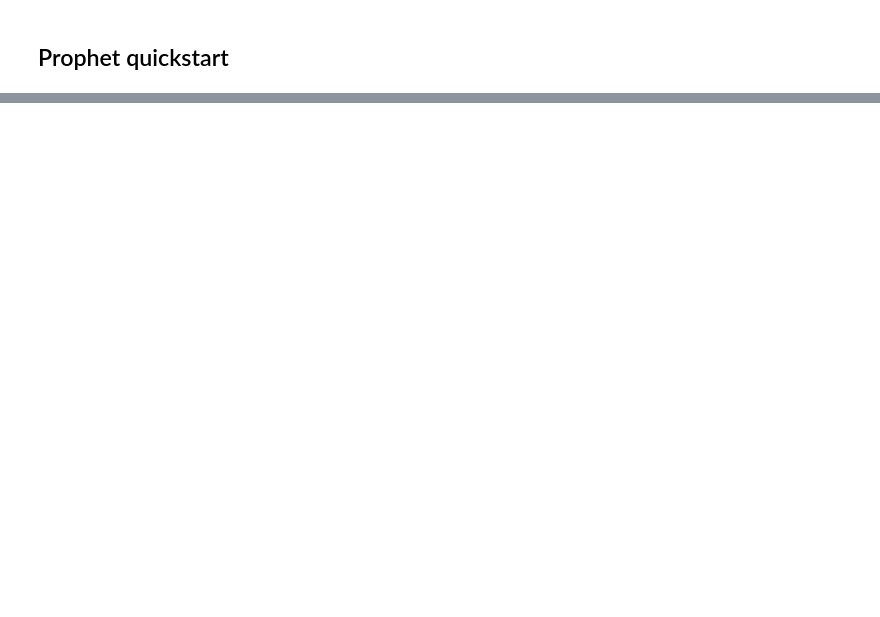
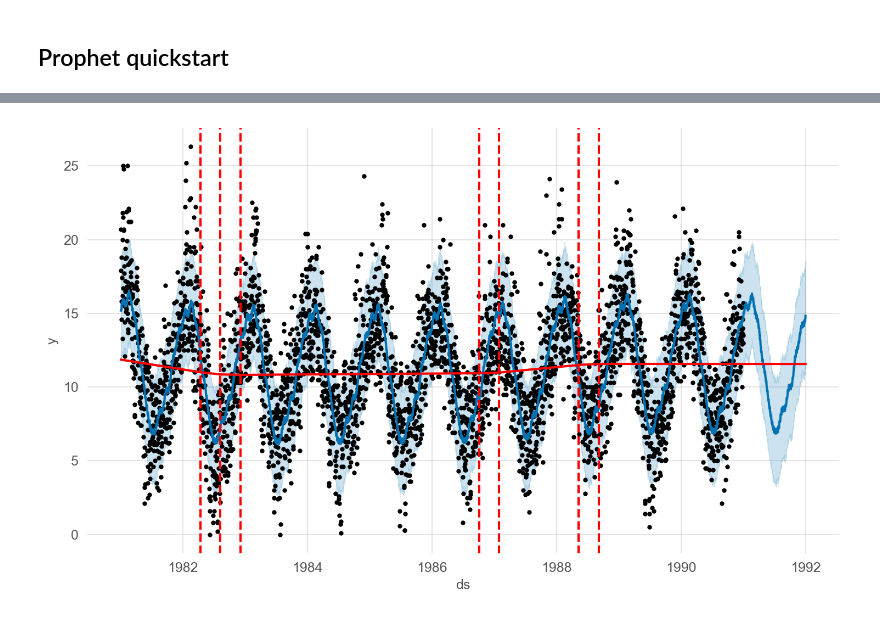
Before and after one commit to caiocasagrande/applied_time_series_analysis, a Jupyter notebook: notebooks/06_prophet.ipynb, the cells around one changed output, grey strips where cells are left out. Saved outputs shown, nothing was run; the diff lists cells and outputs as text; code cells hidden in the pictures; blank space fills up the shorter version.

```diff
--- a/notebooks/06_prophet.ipynb
+++ b/notebooks/06_prophet.ipynb
@@ -117,0 +209,5 @@ m.fit(df)
+# %%
+fig = m.plot(forecast)
+a = add_changepoints_to_plot(fig.gca(), m, forecast)
+# %% [output]
+[figure, added]
```
Also changed, not shown: parts of 35 cells of this notebook.
